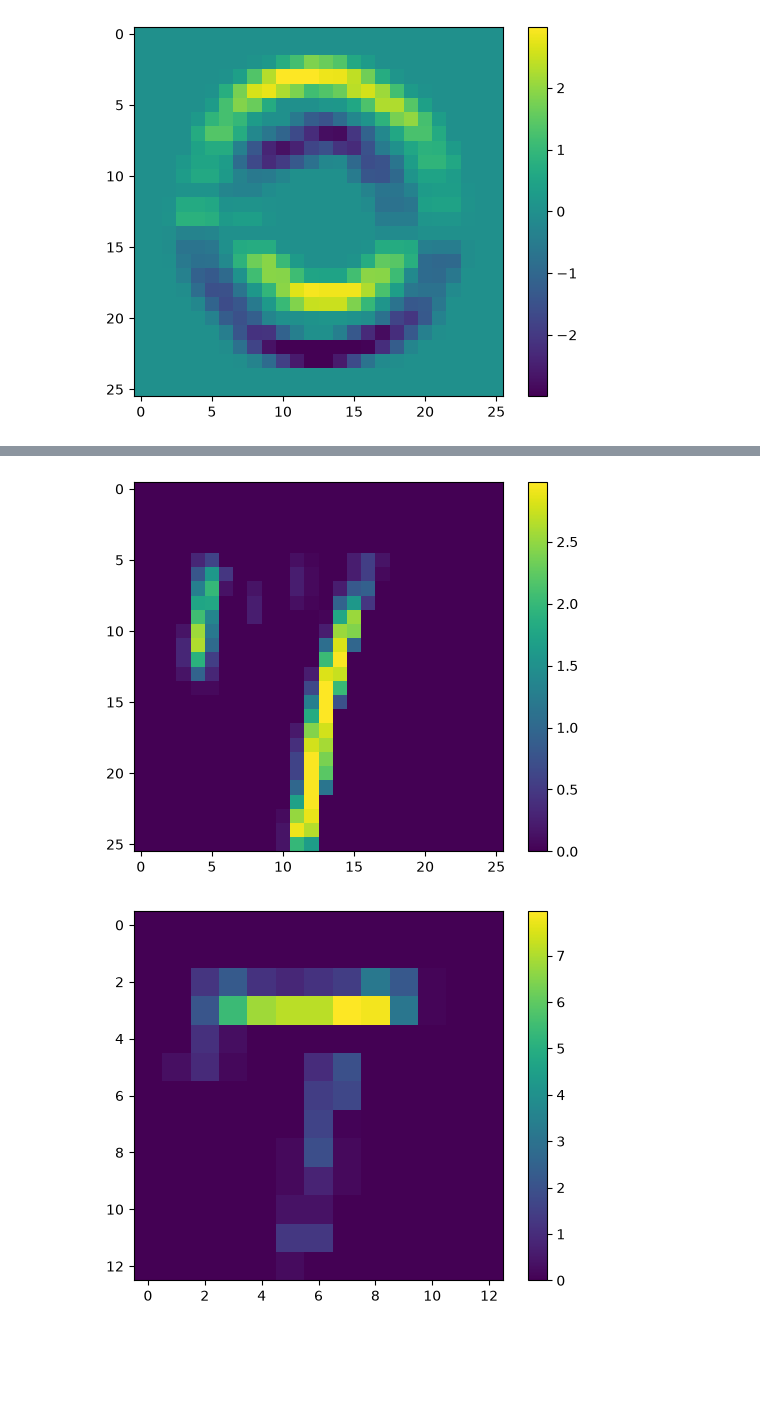
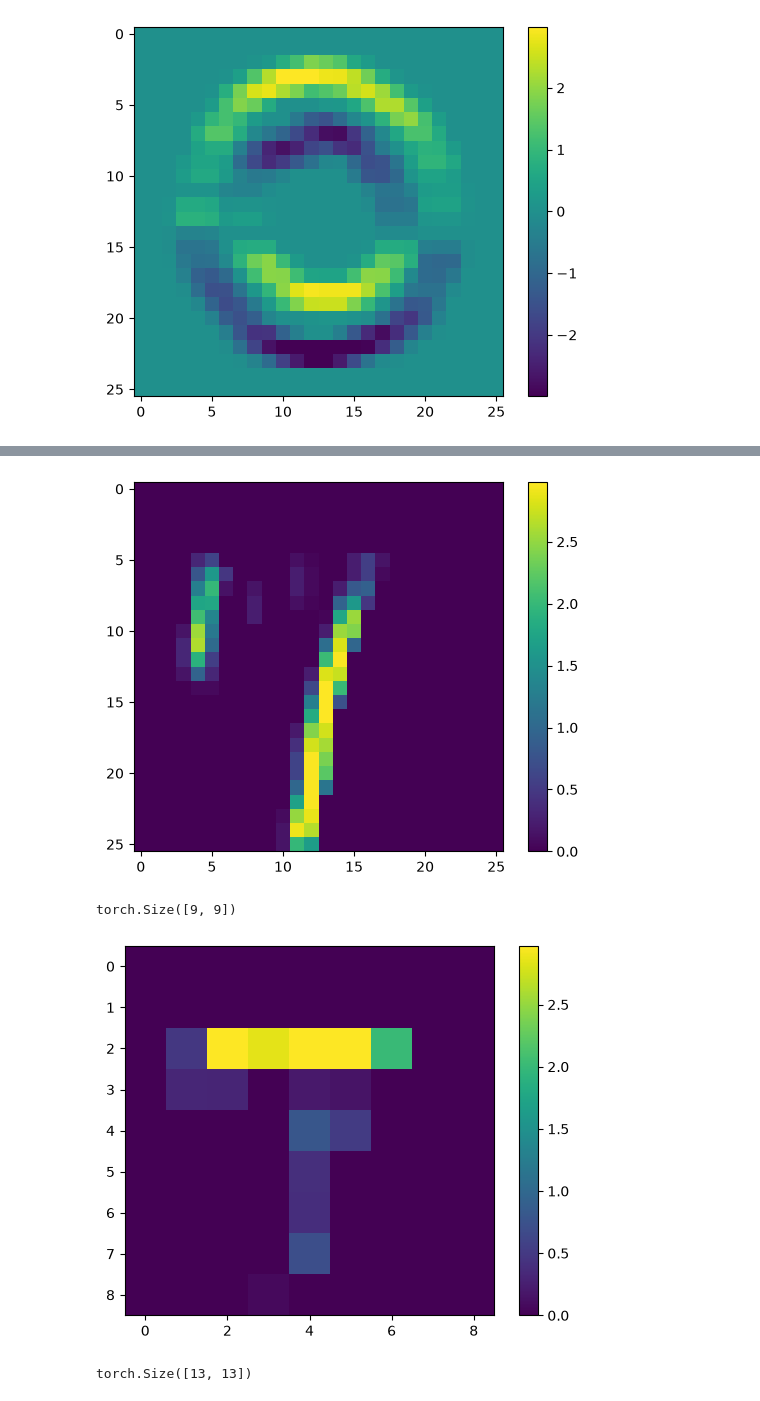
Before and after one commit to TiredTiddles/MNIST-from-scratch, a Jupyter notebook: [2] cnn_from_scratch/[8] pytorch_cnnfs/[8] pytorch_cnnfs.ipynb, the cells around one changed output, grey strips where cells are left out. Saved outputs shown, nothing was run; the diff lists cells and outputs as text; code cells hidden in the pictures; blank space fills up the shorter version.

```diff
--- a/[2] cnn_from_scratch/[8] pytorch_cnnfs/[8] pytorch_cnnfs.ipynb
+++ b/[2] cnn_from_scratch/[8] pytorch_cnnfs/[8] pytorch_cnnfs.ipynb
@@ -296,45 +307,47 @@ def max_pool(input_image, kernel, stride):
     for i in range(0, input_image.shape[0]-kernel.shape[0]+1, stride):
         for j in range(0, input_image.shape[1]-kernel.shape[1]+1, stride):
             oi, oj = int(i / stride), int(j / stride)
-            print(oi,oj)
             patch = input_image[i:i+kernel.shape[0],j:j+kernel.shape[1]]
             pool[oi,oj] = torch.max(patch)
 
     return pool
+
+# run functions. What is there to say?
+def run_function(function_name, input_image, kernel, stride):
+    function = globals()[function_name]
+    output = function(input_image, kernel, stride)
+
+    # plot the function
+    plt.imshow(output.cpu().numpy(), cmap='viridis')
+    plt.colorbar()
+    plt.show()
+
+    return output
 
 # not function definitions
 input_image = X_train[6]
 kernel_v = torch.tensor([
     [-1,-1,-1],
     [0,0,0],
     [1,1,1],
 ]).float()
 kernel_h = torch.tensor([
     [-1,0,1],
     [-1,0,1],
     [-1,0,1]
 ]).float()
 stride = 1
 
 pool_kernel = torch.ones((2,2))
 
-def run_function(function_name, input_image, kernel, stride):
-    function = globals()[function_name]
-    output = function(input_image, kernel, stride)
-
-    # plot the function
-    plt.imshow(output.cpu().numpy(), cmap='viridis')
-    plt.colorbar()
-    plt.show()
-
-    return output
-
 a1l1 = run_function("convolution", input_image, kernel_v, stride=1)
 a2l1 = run_function("convolution", input_image, kernel_h, stride=1)
 
-p1l1 = run_function("convolution", a1l1, pool_kernel, stride=2)
-p2l1 = run_function("convolution", a2l1, pool_kernel, stride=2)
+p1l1 = run_function("max_pool", a1l1, pool_kernel, stride=2)
+p2l1 = run_function("max_pool", a2l1, pool_kernel, stride=2)
 # %% [output]
 [figure]
 [figure]
+torch.Size([9, 9])
-[figure, old version]
+[figure, new version]
+torch.Size([13, 13])
```
Also changed, not shown: parts of 6 cells of this notebook, 2 other files.
